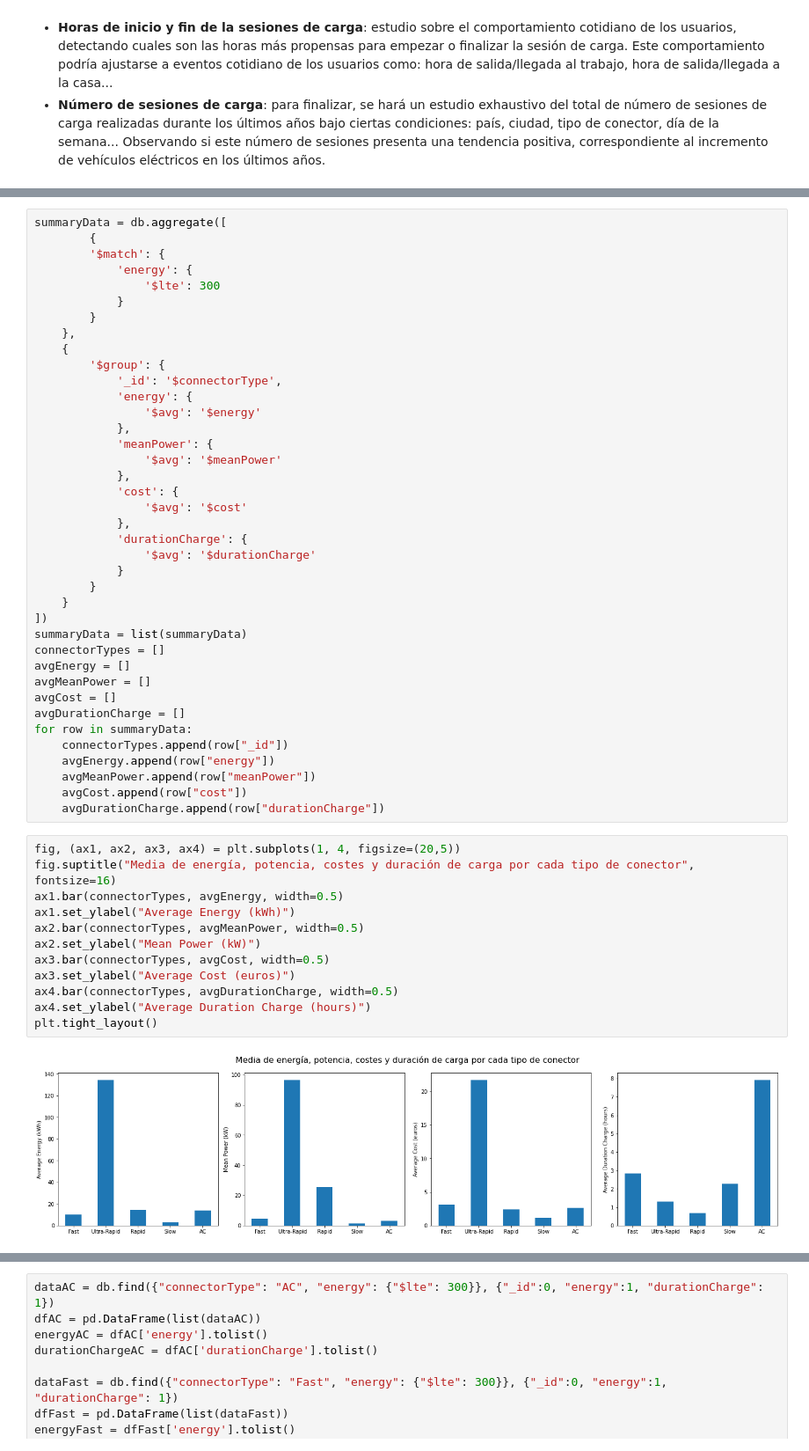
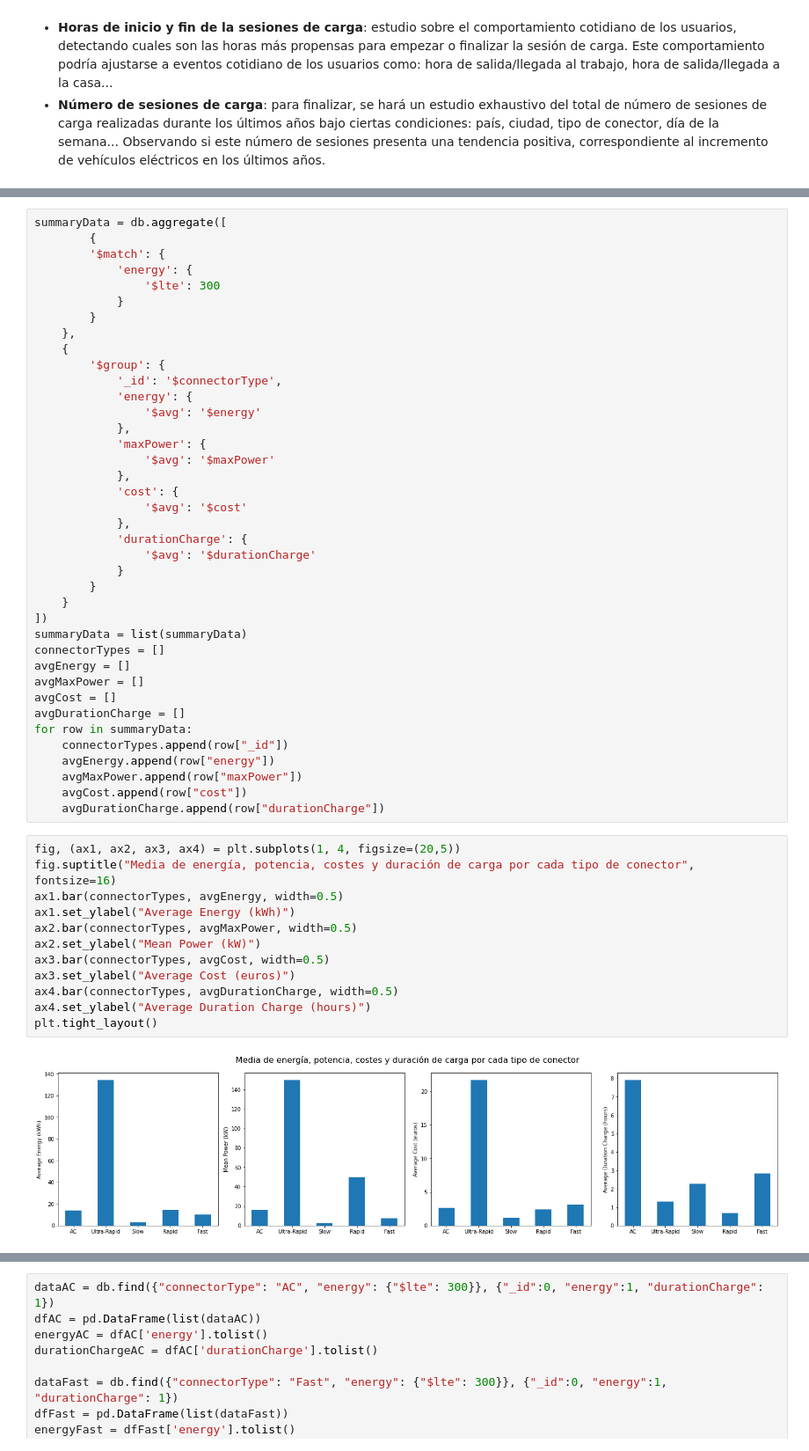
Before and after one commit to jesuscumpli/CienciaDeDatos_ChargingStations, a Jupyter notebook: Memoria_Notebook.ipynb, the cells around one changed output, grey strips where cells are left out. Shown at 88% size. Drawn from its saved outputs; the diff is of its cells as text.

```diff
--- a/Memoria_Notebook.ipynb
+++ b/Memoria_Notebook.ipynb
@@ -667,8 +669,8 @@ summaryData = db.aggregate([
             'energy': {
                 '$avg': '$energy'
             },
-            'meanPower': {
-                '$avg': '$meanPower'
+            'maxPower': {
+                '$avg': '$maxPower'
             },
             'cost': {
                 '$avg': '$cost'
@@ -682,26 +684,26 @@ summaryData = db.aggregate([
 summaryData = list(summaryData)
 connectorTypes = []
 avgEnergy = []
-avgMeanPower = []
+avgMaxPower = []
 avgCost = []
 avgDurationCharge = []
 for row in summaryData:
     connectorTypes.append(row["_id"])
     avgEnergy.append(row["energy"])
-    avgMeanPower.append(row["meanPower"])
+    avgMaxPower.append(row["maxPower"])
     avgCost.append(row["cost"])
     avgDurationCharge.append(row["durationCharge"])
 # %%
 fig, (ax1, ax2, ax3, ax4) = plt.subplots(1, 4, figsize=(20,5))
 fig.suptitle("Media de energía, potencia, costes y duración de carga por cada tipo de conector", fontsize=16)
 ax1.bar(connectorTypes, avgEnergy, width=0.5)
 ax1.set_ylabel("Average Energy (kWh)")
-ax2.bar(connectorTypes, avgMeanPower, width=0.5)
+ax2.bar(connectorTypes, avgMaxPower, width=0.5)
 ax2.set_ylabel("Mean Power (kW)")
 ax3.bar(connectorTypes, avgCost, width=0.5)
 ax3.set_ylabel("Average Cost (euros)")
 ax4.bar(connectorTypes, avgDurationCharge, width=0.5)
 ax4.set_ylabel("Average Duration Charge (hours)")
 plt.tight_layout()
 # %% [output]
-[figure, old version]
+[figure, new version]
```
Also changed, not shown: parts of 21 cells of this notebook.
